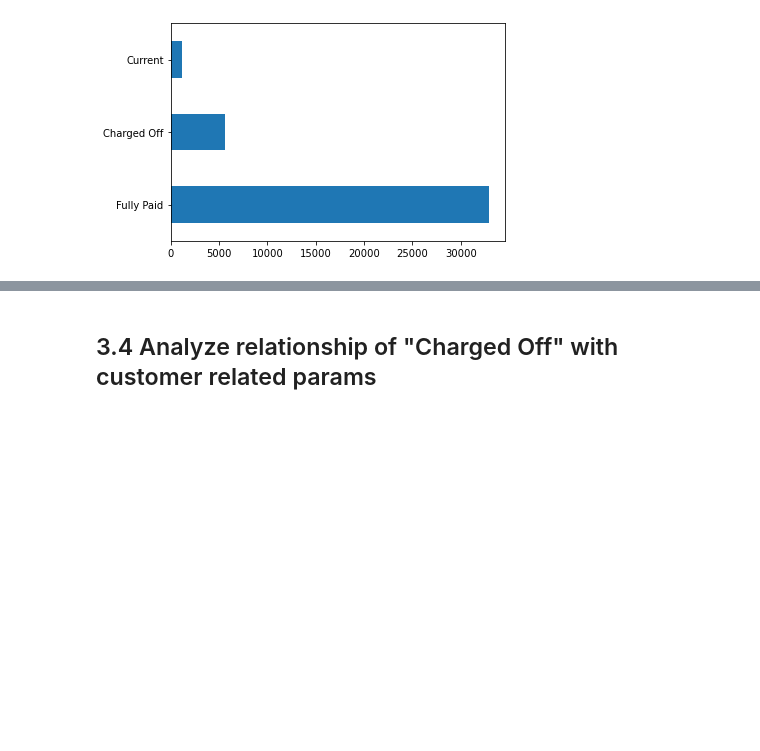
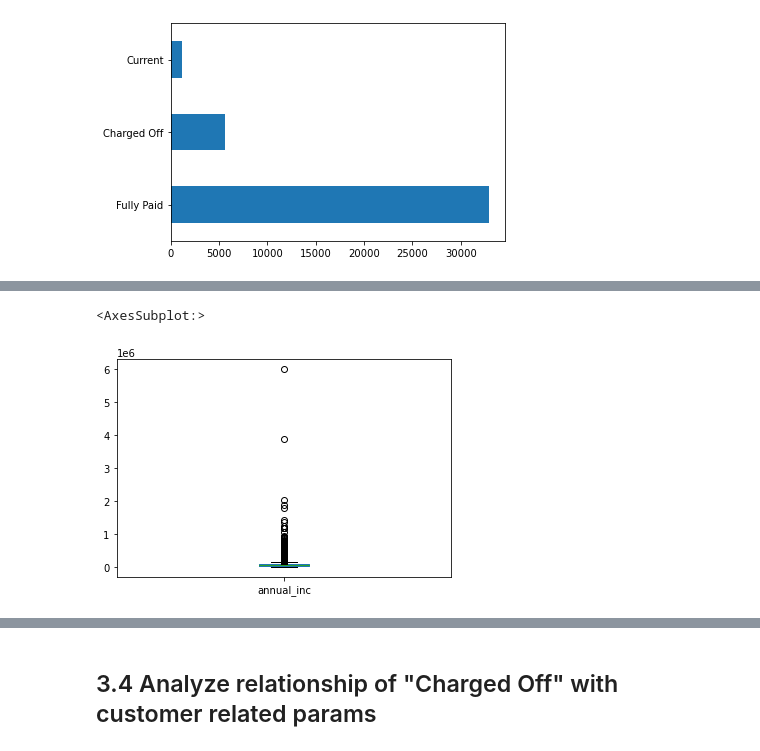
Before and after one commit to JamshedAhsan/fraud-detection, a Jupyter notebook: Case-Study-Lending-Loan-Club.ipynb, the cells around one changed output, grey strips where cells are left out. Saved outputs shown, nothing was run; the diff lists cells and outputs as text; code cells hidden in the pictures; blank space fills up the shorter version.

```diff
--- a/Case-Study-Lending-Loan-Club.ipynb
+++ b/Case-Study-Lending-Loan-Club.ipynb
@@ -205,0 +254,5 @@ loan_df3['loan_status'].value_counts().plot.barh()
+# %%
+loan_df3['annual_inc'].plot.box()
+# %% [output]
+<AxesSubplot:>
+[figure, added]
```
Also changed, not shown: parts of 26 cells of this notebook.
